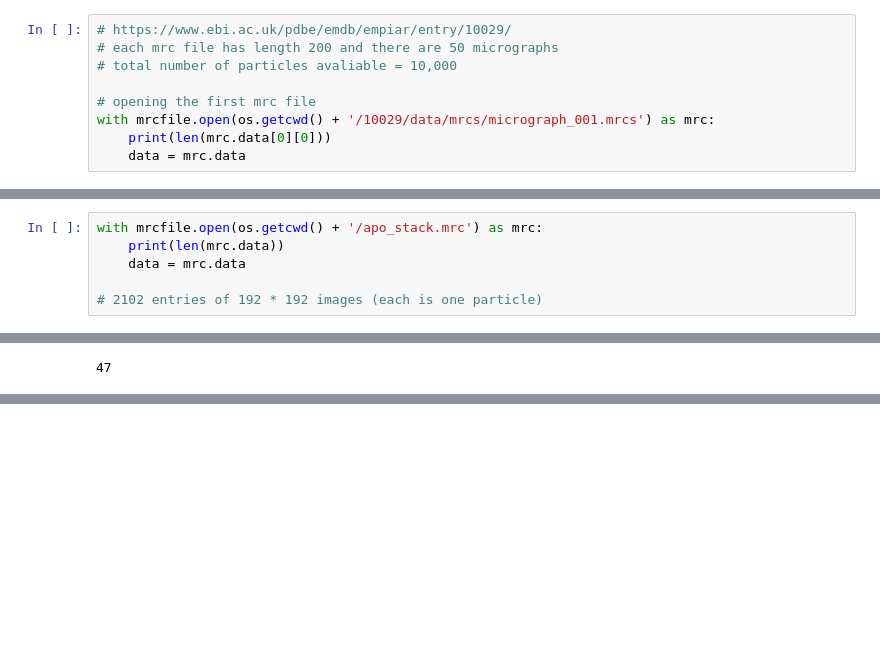
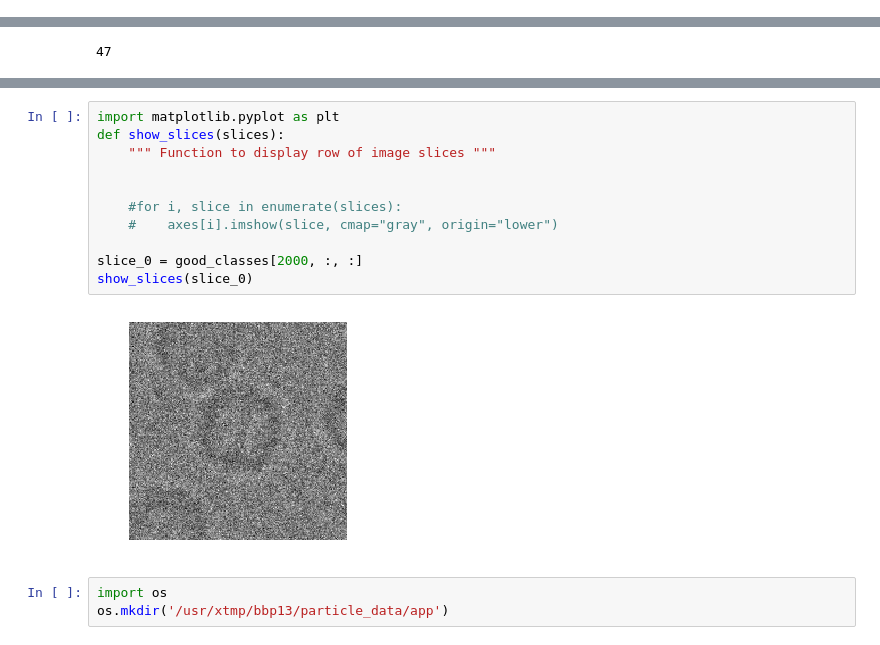
Before and after one commit to Bridge00/auto_particle_classifier, a Jupyter notebook: MRC_testing.py.ipynb, the cells around one changed output, grey strips where cells are left out. Saved outputs shown, nothing was run; the diff lists cells and outputs as text; blank space fills up the shorter version.

```diff
--- a/MRC_testing.py.ipynb
+++ b/MRC_testing.py.ipynb
@@ -10,9 +10,0 @@ print(path)
-# %%
-# https://www.ebi.ac.uk/pdbe/emdb/empiar/entry/10029/
-# each mrc file has length 200 and there are 50 micrographs
-# total number of particles avaliable = 10,000
-
-# opening the first mrc file
-with mrcfile.open(os.getcwd() + '/10029/data/mrcs/micrograph_001.mrcs') as mrc:
-    print(len(mrc.data[0][0]))
-    data = mrc.data
@@ -41,6 +10,0 @@ print((data[0][0]))
-# %%
-with mrcfile.open(os.getcwd() + '/apo_stack.mrc') as mrc:
-    print(len(mrc.data))
-    data = mrc.data
-
-# 2102 entries of 192 * 192 images (each is one particle)
@@ -70,0 +99,16 @@ with mrcfile.open(os.getcwd() + '/bad_classes_stack.mrc') as mrc:
+# %%
+import matplotlib.pyplot as plt
+def show_slices(slices):
+    """ Function to display row of image slices """
+
+
+    #for i, slice in enumerate(slices):
+    #    axes[i].imshow(slice, cmap="gray", origin="lower")
+
+slice_0 = good_classes[2000, :, :]
+show_slices(slice_0)
+# %% [output]
+[figure, added]
+# %%
+import os
+os.mkdir('/usr/xtmp/bbp13/particle_data/app')
```
Also changed, not shown: parts of 18 cells of this notebook, 2 other files.
